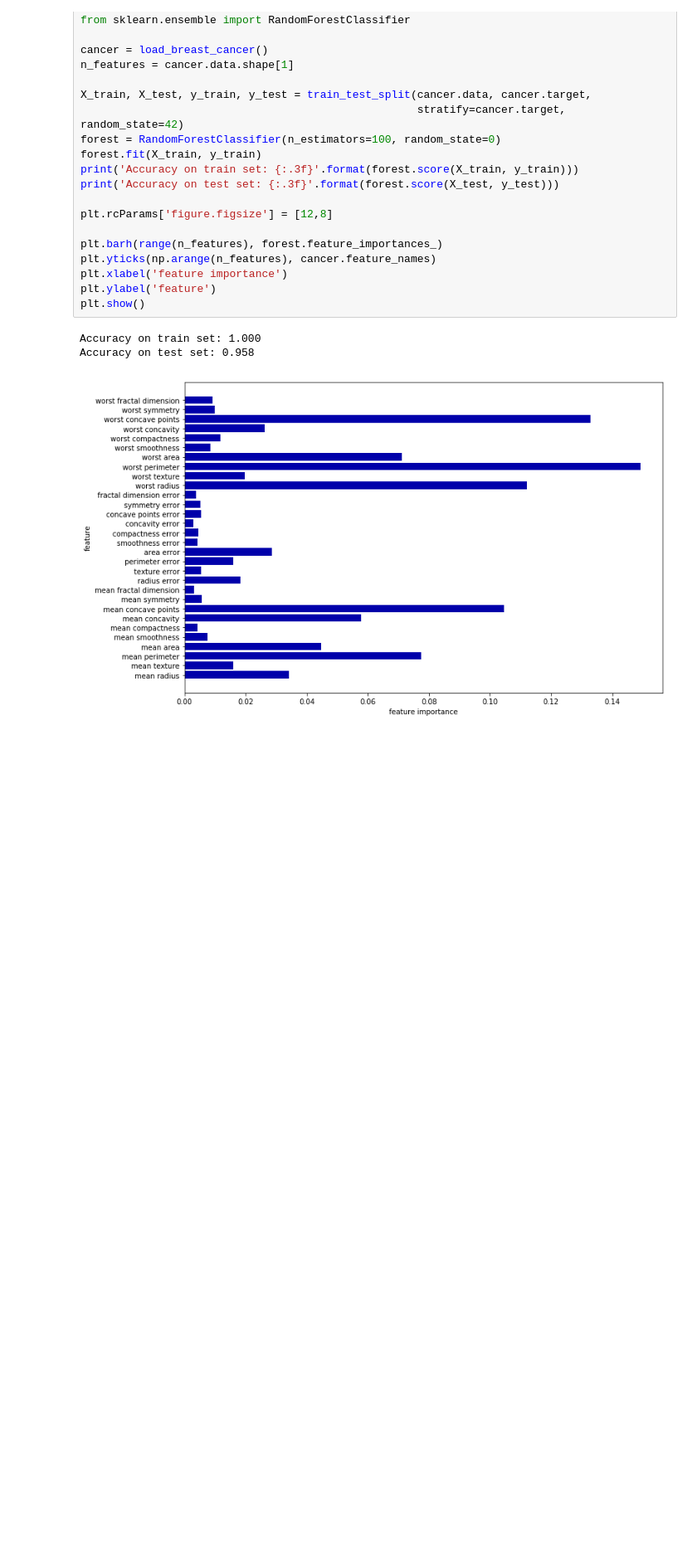
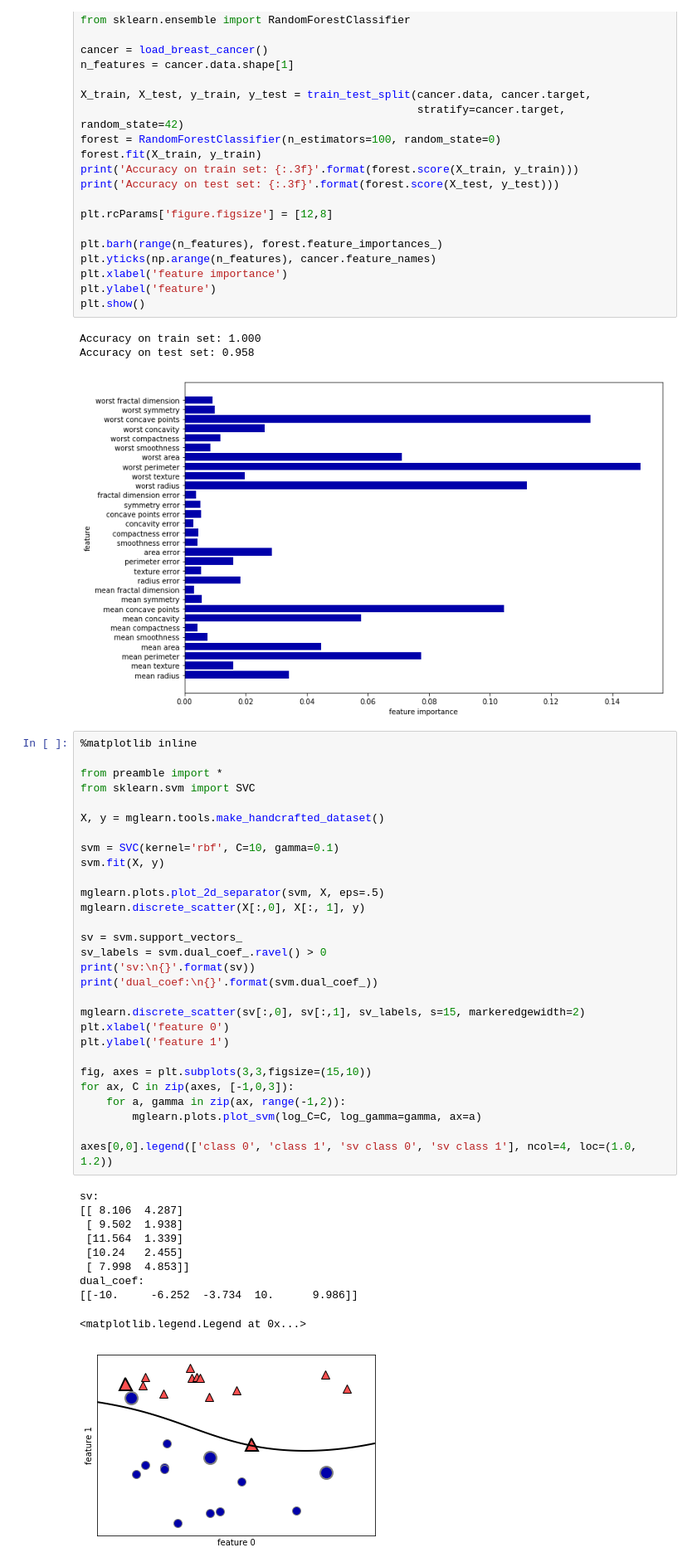
Before and after one commit to iminsh/myRepo, a Jupyter notebook: jupyter/ch2.ipynb, the cells around one changed output. Shown at 83% size. Cells and saved outputs as stored; diff of their text form; blank space fills up the shorter version.

```diff
--- a/jupyter/ch2.ipynb
+++ b/jupyter/ch2.ipynb
@@ -465,3 +465,43 @@ plt.show()
 Accuracy on train set: 1.000
 Accuracy on test set: 0.958
 [figure]
+# %%
+%matplotlib inline
+
+from preamble import *
+from sklearn.svm import SVC
+
+X, y = mglearn.tools.make_handcrafted_dataset()
+
+svm = SVC(kernel='rbf', C=10, gamma=0.1)
+svm.fit(X, y)
+
+mglearn.plots.plot_2d_separator(svm, X, eps=.5)
+mglearn.discrete_scatter(X[:,0], X[:, 1], y)
+
+sv = svm.support_vectors_
+sv_labels = svm.dual_coef_.ravel() > 0
+print('sv:\n{}'.format(sv))
+print('dual_coef:\n{}'.format(svm.dual_coef_))
+
+mglearn.discrete_scatter(sv[:,0], sv[:,1], sv_labels, s=15, markeredgewidth=2)
+plt.xlabel('feature 0')
+plt.ylabel('feature 1')
+
+fig, axes = plt.subplots(3,3,figsize=(15,10))
+for ax, C in zip(axes, [-1,0,3]):
+    for a, gamma in zip(ax, range(-1,2)):
+        mglearn.plots.plot_svm(log_C=C, log_gamma=gamma, ax=a)
+
+axes[0,0].legend(['class 0', 'class 1', 'sv class 0', 'sv class 1'], ncol=4, loc=(1.0, 1.2))
+# %% [output]
+sv:
+[[ 8.106  4.287]
+ [ 9.502  1.938]
+ [11.564  1.339]
+ [10.24   2.455]
+ [ 7.998  4.853]]
+dual_coef:
+[[-10.     -6.252  -3.734  10.      9.986]]
+<matplotlib.legend.Legend at 0x...>
+[figure, added]
```
Also changed, not shown: parts of 3 cells of this notebook.
